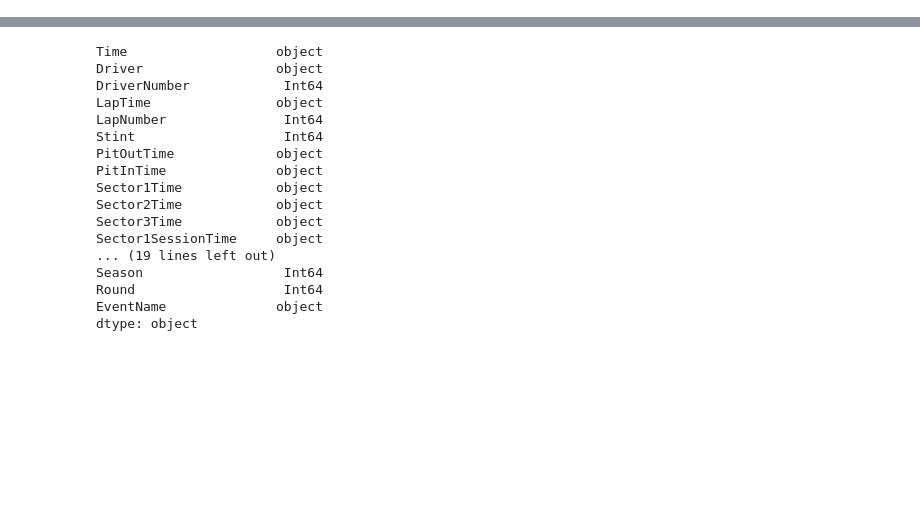
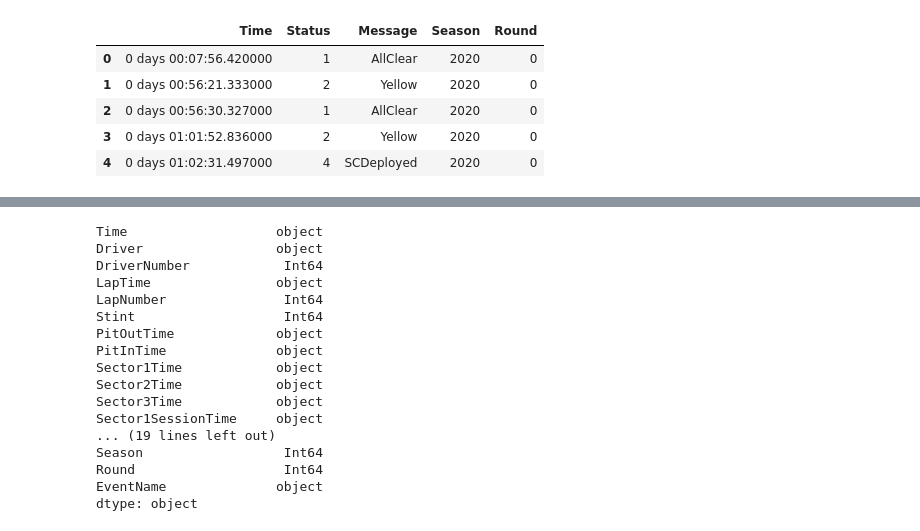
Before and after one commit to Ognjeniii/f1-predictions, a Jupyter notebook: Model3.ipynb, the cells around one changed output, grey strips where cells are left out. Cells and saved outputs as stored; diff of their text form; code cells hidden in the pictures; blank space fills up the shorter version.

```diff
--- a/Model3.ipynb
+++ b/Model3.ipynb
@@ -40,0 +50,9 @@ df_laps.head()
+# %%
+df_track_status.head()
+# %% [output]
+|  | Time | Status | Message | Season | Round |
+| 0 | 0 days 00:07:56.420000 | 1 | AllClear | 2020 | 0 |
+| 1 | 0 days 00:56:21.333000 | 2 | Yellow | 2020 | 0 |
+| 2 | 0 days 00:56:30.327000 | 1 | AllClear | 2020 | 0 |
+| 3 | 0 days 01:01:52.836000 | 2 | Yellow | 2020 | 0 |
+| 4 | 0 days 01:02:31.497000 | 4 | SCDeployed | 2020 | 0 |
```
Also changed, not shown: parts of 30 cells of this notebook.
